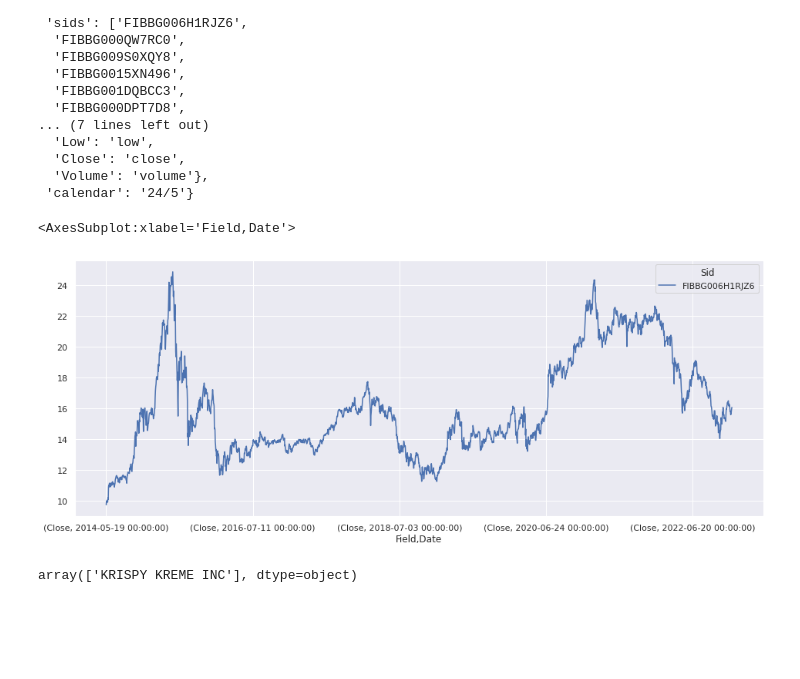
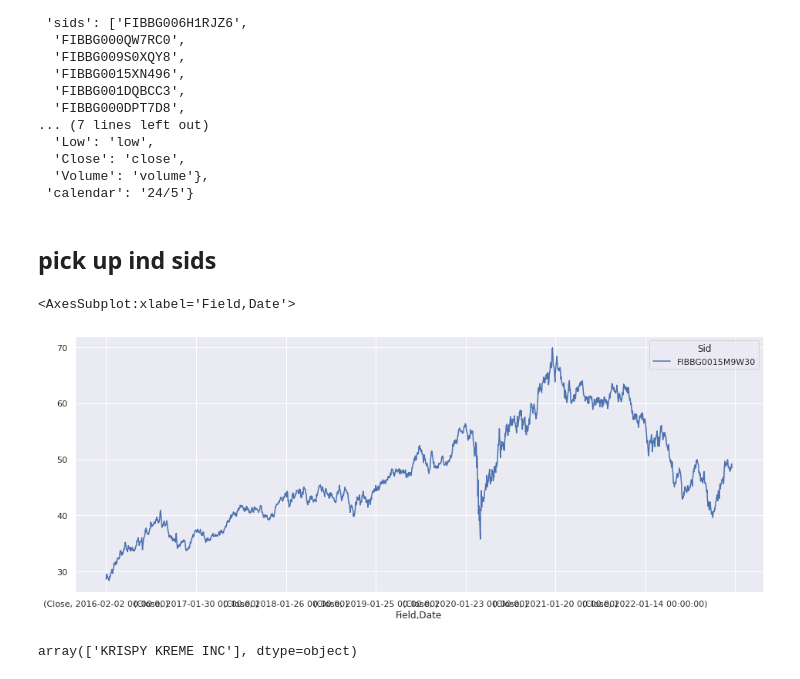
Before and after one commit to sculd/quantrocket_trading_currency_flow, a Jupyter notebook: sid_selection.ipynb, the cells around one changed output. Cells and saved outputs as stored; diff of their text form; code cells hidden in the pictures; blank space fills up the shorter version.

```diff
--- a/sid_selection.ipynb
+++ b/sid_selection.ipynb
@@ -254,3 +212,5 @@ from quantrocket import get_prices
+# %% [markdown]
+## pick up ind sids
 # %%
 # china: FIBBG00203J8V6
 # canada: FIBBG006H1RJZ6
@@ -301,10 +263,10 @@ sids_index = list(map(lambda p: p[0], name_to_index_sid_databases.values()))
 sids_currency = list(map(lambda sid: sid.replace(".", ""), name_to_currency_sids.values()))
 sid_snp500 = "FIBBG003MVLMY1"
 # %%
-get_prices("global-1d", sids=["FIBBG006H1RJZ6"], fields="Close", data_frequency="d").plot()
+get_prices("global-1d", sids=["FIBBG0015M9W30"], fields="Close", data_frequency="d").plot()
 # %% [output]
 <AxesSubplot:xlabel='Field,Date'>
-[figure, old version]
+[figure, new version]
 # %%
 df_china = get_securities(exchanges=["XSHG"])
 df_norway = get_securities(exchanges=["NOTC"])
```
Also changed, not shown: parts of 48 cells of this notebook, 4 other files.
